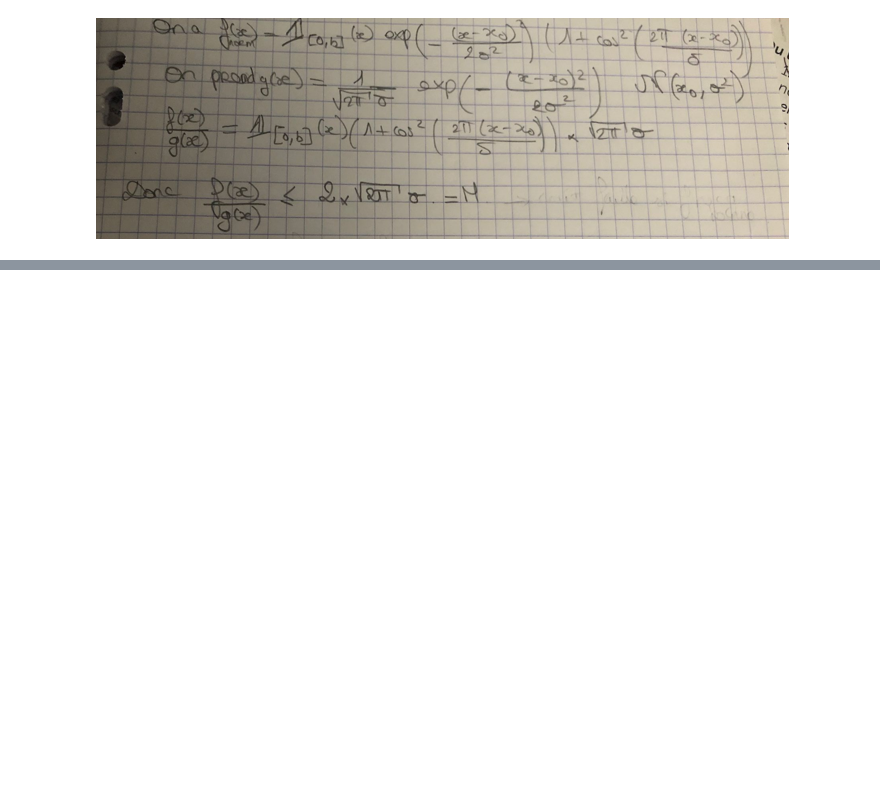
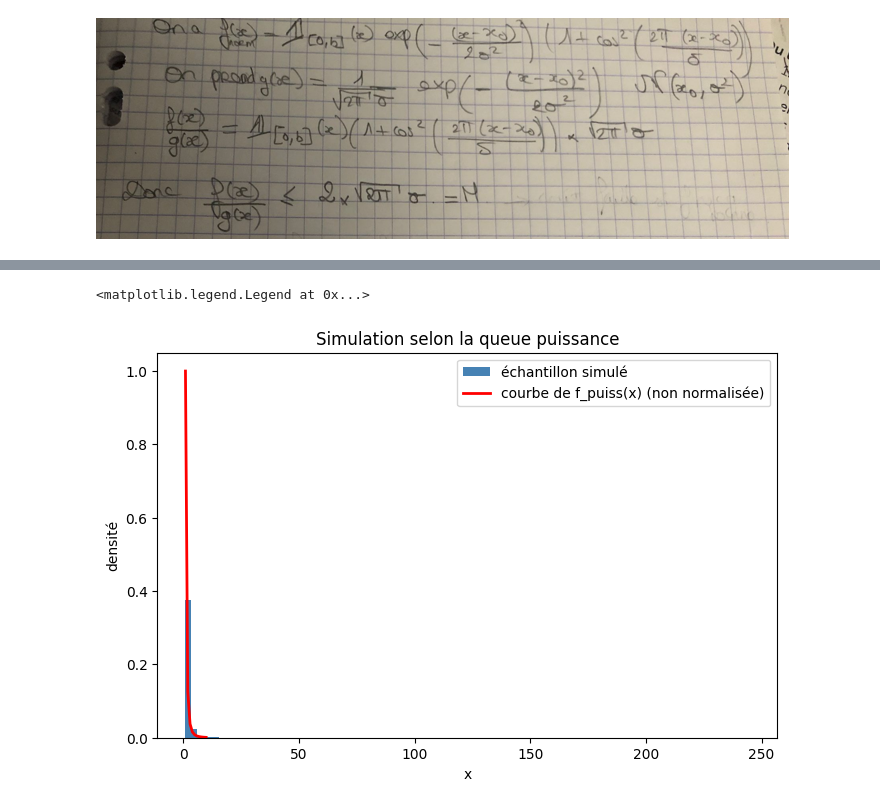
Before and after one commit to LaboiteNoire/techniques-de-simulations-, a Jupyter notebook: Projet final.ipynb, the cells around one changed output, grey strips where cells are left out. Drawn from its saved outputs; the diff is of its cells as text; code cells hidden in the pictures; blank space fills up the shorter version.

```diff
--- a/Projet final.ipynb
+++ b/Projet final.ipynb
@@ -93,0 +98,29 @@ plt.legend()
+# %%
+def f_puiss(a,alpha,x):
+    ind = x>=a
+    return ind*(x**(-alpha))
+def inverse_fdr_f_puiss(a,alpha,u):
+    """ formule d'inversion de la fonction de répartition calculée ci-dessus"""
+    return a * (1 - u) ** (-1.0 / (alpha - 1)) #appliquer la fonction inverse
+
+def echantillon_f_puiss(a, alpha,n):
+    """ simuler selon la loi f_puiss"""
+    u = np.random.rand(n)             # array de n valeurs uniformes dans [0,1]
+    return inverse_fdr_f_puiss(a,alpha,u)
+# %%
+#Définition de paramètres :
+a = 1.0
+alpha = 3
+n = 100000
+ech2 = echantillon_f_puiss(a,alpha, n)
+plt.figure(figsize=(8,5))
+x_grid = np.linspace(a,np.percentile(ech2, 99),10)
+plt.hist(ech2, bins=100, density=True,color='steelblue', label='échantillon simulé')
+plt.plot(x_grid, f_puiss(a, alpha, x_grid), 'r', lw=2, label='courbe de f_puiss(x) (non normalisée)')
+plt.title("Simulation selon la queue puissance")
+plt.xlabel("x")
+plt.ylabel("densité")
+plt.legend()
+# %% [output]
+<matplotlib.legend.Legend at 0x...>
+[figure, added]
```
Also changed, not shown: parts of 5 cells of this notebook.
